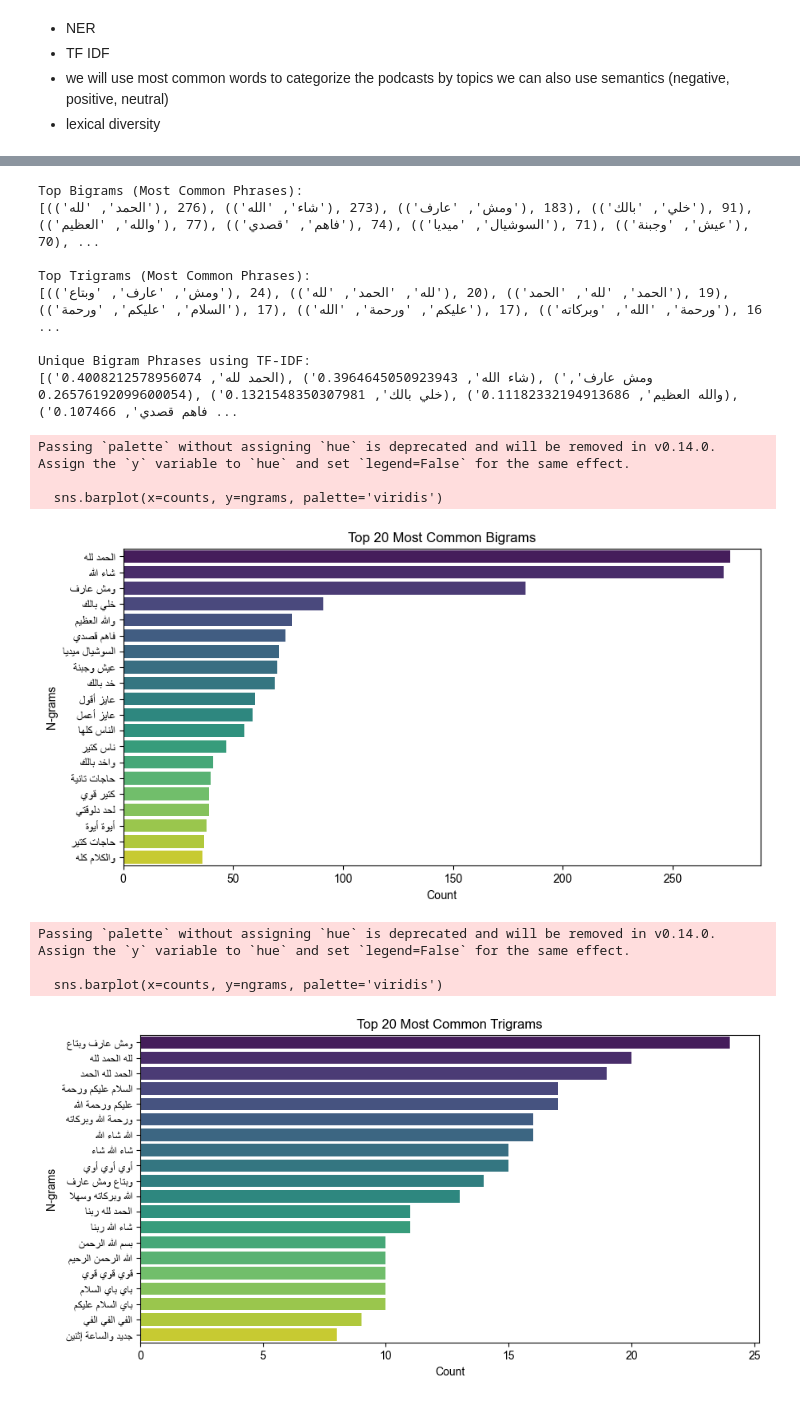
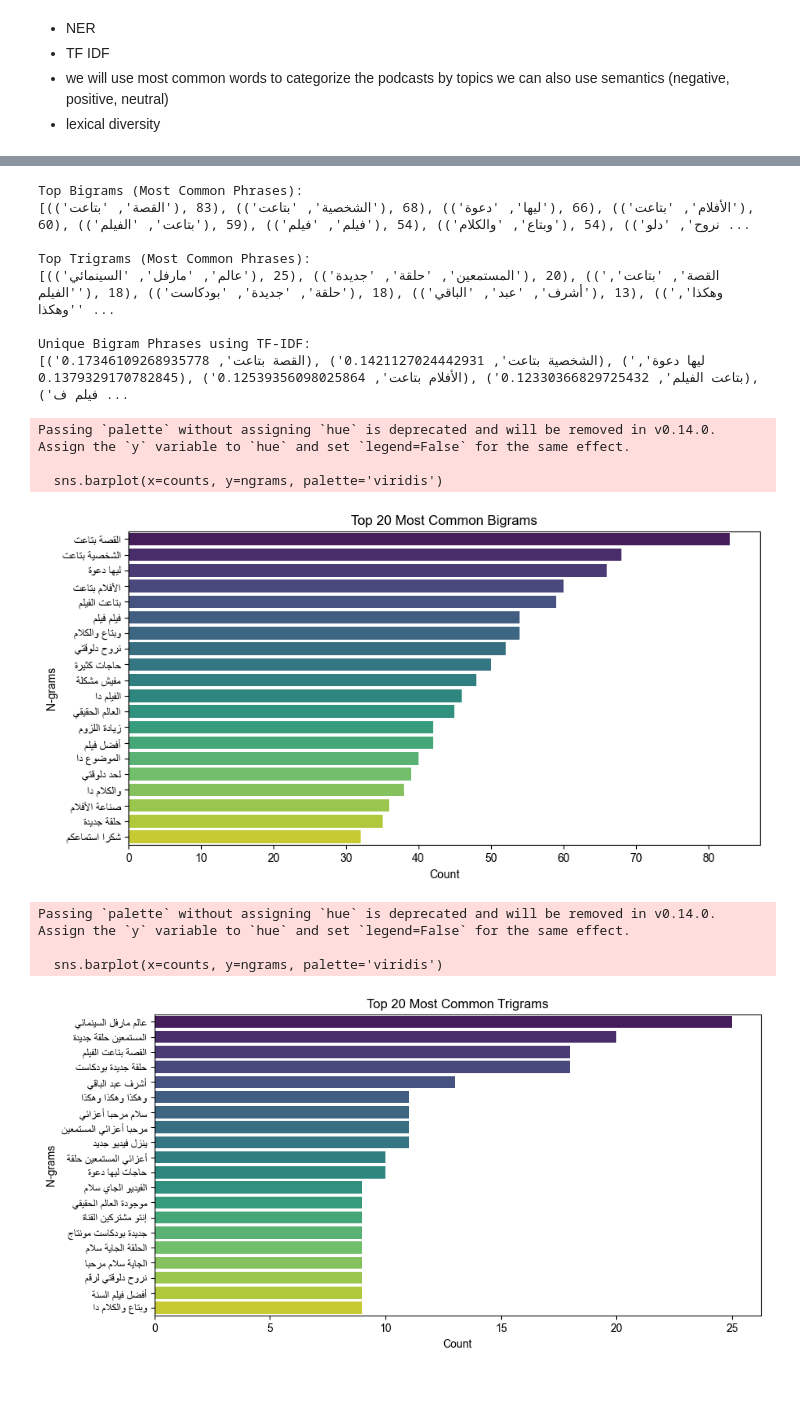
Before and after one commit to YoussefTamerr/nlp-project, a Jupyter notebook: milestone_1.ipynb, the cells around one changed output, grey strips where cells are left out. Saved outputs shown, nothing was run; the diff lists cells and outputs as text; code cells hidden in the pictures.

```diff
--- a/milestone_1.ipynb
+++ b/milestone_1.ipynb
@@ -46,29 +46,29 @@ def read_transcripts(channel_name, base_path):
 
 base_folder = "./Podcasts"
 
-#awelmara_channel = "Awel Marra - أول مرة"
-#awelmara_all_transcripts = read_transcripts(awelmara_channel, base_folder)
+awelmara_channel = "Awel Marra - أول مرة"
+# all_transcripts = read_transcripts(awelmara_channel, base_folder)
 
 foodcast_channel = "FoodCast"
-foodcast_all_transcripts = read_transcripts(foodcast_channel, base_folder)
+#all_transcripts = read_transcripts(foodcast_channel, base_folder)
 
-# karohat_channel = "karohat - كاروهات"
-#karohat_all_transcripts = read_transcripts(karohat_channel, base_folder)
+karohat_channel = "karohat - كاروهات"
+#all_transcripts = read_transcripts(karohat_channel, base_folder)
 
-# moshekla_channel = "إيه المشكلة"
-#moshkela_all_transcripts = read_transcripts(moshkela_channel, base_folder)
+moshkela_channel = "إيه المشكلة"
+#all_transcripts = read_transcripts(moshkela_channel, base_folder)
 
-# eng_channel = "البشمهندس"
-#engt_all_transcripts = read_transcripts(eng_channel, base_folder)
+eng_channel = "البشمهندس"
+#all_transcripts = read_transcripts(eng_channel, base_folder)
 
-# hawadeet_channel = "حواديت حقيقية"
-#hawadeet_all_transcripts = read_transcripts(hawadeet_channel, base_folder)
+hawadeet_channel = "حواديت حقيقية"
+#all_transcripts = read_transcripts(hawadeet_channel, base_folder)
 
-# montaj_channel = "من غير مونتاج"
-#montaj_all_transcripts = read_transcripts(montaj_channel, base_folder)
+montaj_channel = "من غير مونتاج"
+all_transcripts = read_transcripts(montaj_channel, base_folder)
 
-# nilly_channel = "نيللى وحكايات الدايت بودكاست Nilly Shams"
-#nilly_all_transcripts = read_transcripts(nilly_channel, base_folder)
+nilly_channel = "نيللى وحكايات الدايت بودكاست Nilly Shams"
+#all_transcripts = read_transcripts(nilly_channel, base_folder)
 # %%
 punctuations = list("?:!.,;؟''`÷×؛<>()*&^%][ـ،/:؟.,'{}~¦+|!”…“–ـ'''")
 nltk_stop_words = stopwords.words('arabic')
@@ -934,5 +980,6 @@ khatib_stopwords = khatib_stopwords.split('\n')
 # %%
 from arabic_reshaper import arabic_reshaper
+from bidi import get_display
 from nltk.stem.isri import ISRIStemmer
 
 digits = ['0', '1', '2', '3', '4', '5', '6', '7', '8', '9']
@@ -974,7 +1021,7 @@ def tfidf_analysis(tokens, n=2):
     return tfidf_ranking[:20]
 
 # if all transcripts are in one string
-text = ' '.join(foodcast_all_transcripts)
+text = ' '.join(all_transcripts)
 tokens = tokenize_text(text)
 
 print("Top Bigrams (Most Common Phrases):")
@@ -989,41 +1036,41 @@ print(tfidf_analysis(tokens, n=2))
 def plot_ngrams(ngram_counts, title):
     ngrams, counts = zip(*ngram_counts)
     ngrams = [' '.join(ngram) for ngram in ngrams]
     ngrams = [get_display(arabic_reshaper.reshape(ngram)) for ngram in ngrams]  # Fix Arabic text display
 
     plt.figure(figsize=(10, 5))
     sns.barplot(x=counts, y=ngrams, palette='viridis')
     plt.xlabel("Count", fontname='Arial')
     plt.ylabel("N-grams", fontname='Arial')
     plt.title(title, fontname='Arial')
     plt.xticks(fontname='Arial')
     plt.yticks(fontname='Arial')
     plt.show()
 
 # Plot most common bigrams
 bigram_counts = get_common_ngrams(tokens, n=2)
 plot_ngrams(bigram_counts, "Top 20 Most Common Bigrams")
 
 # Plot most common trigrams
 trigram_counts = get_common_ngrams(tokens, n=3)
 plot_ngrams(trigram_counts, "Top 20 Most Common Trigrams")
 # %% [output]
 Top Bigrams (Most Common Phrases):
-[(('الحمد', 'لله'), 276), (('شاء', 'الله'), 273), (('ومش', 'عارف'), 183), (('خلي', 'بالك'), 91), (('والله', 'العظيم'), 77), (('فاهم', 'قصدي'), 74), (('السوشيال', 'ميديا'), 71), (('عيش', 'وجبنة'), 70), ...
+[(('القصة', 'بتاعت'), 83), (('الشخصية', 'بتاعت'), 68), (('ليها', 'دعوة'), 66), (('الأفلام', 'بتاعت'), 60), (('بتاعت', 'الفيلم'), 59), (('فيلم', 'فيلم'), 54), (('وبتاع', 'والكلام'), 54), (('نروح', 'دلو ...
 
 Top Trigrams (Most Common Phrases):
-[(('ومش', 'عارف', 'وبتاع'), 24), (('لله', 'الحمد', 'لله'), 20), (('الحمد', 'لله', 'الحمد'), 19), (('السلام', 'عليكم', 'ورحمة'), 17), (('عليكم', 'ورحمة', 'الله'), 17), (('ورحمة', 'الله', 'وبركاته'), 16 ...
+[(('عالم', 'مارفل', 'السينمائي'), 25), (('المستمعين', 'حلقة', 'جديدة'), 20), (('القصة', 'بتاعت', 'الفيلم'), 18), (('حلقة', 'جديدة', 'بودكاست'), 18), (('أشرف', 'عبد', 'الباقي'), 13), (('وهكذا', 'وهكذا' ...
 
 Unique Bigram Phrases using TF-IDF:
-[('الحمد لله', 0.4008212578956074), ('شاء الله', 0.3964645050923943), ('ومش عارف', 0.26576192099600054), ('خلي بالك', 0.1321548350307981), ('والله العظيم', 0.11182332194913686), ('فاهم قصدي', 0.107466 ...
+[('القصة بتاعت', 0.17346109268935778), ('الشخصية بتاعت', 0.1421127024442931), ('ليها دعوة', 0.1379329170782845), ('الأفلام بتاعت', 0.12539356098025864), ('بتاعت الفيلم', 0.12330366829725432), ('فيلم ف ...
 Passing `palette` without assigning `hue` is deprecated and will be removed in v0.14.0. Assign the `y` variable to `hue` and set `legend=False` for the same effect.
 
   sns.barplot(x=counts, y=ngrams, palette='viridis')
-[figure, old version]
+[figure, new version]
 Passing `palette` without assigning `hue` is deprecated and will be removed in v0.14.0. Assign the `y` variable to `hue` and set `legend=False` for the same effect.
 
   sns.barplot(x=counts, y=ngrams, palette='viridis')
-[figure, old version]
+[figure, new version]
 # %%
 from arabic_reshaper import reshape
 from bidi.algorithm import get_display
```
Also changed, not shown: parts of 6 cells of this notebook, 1 other file.
